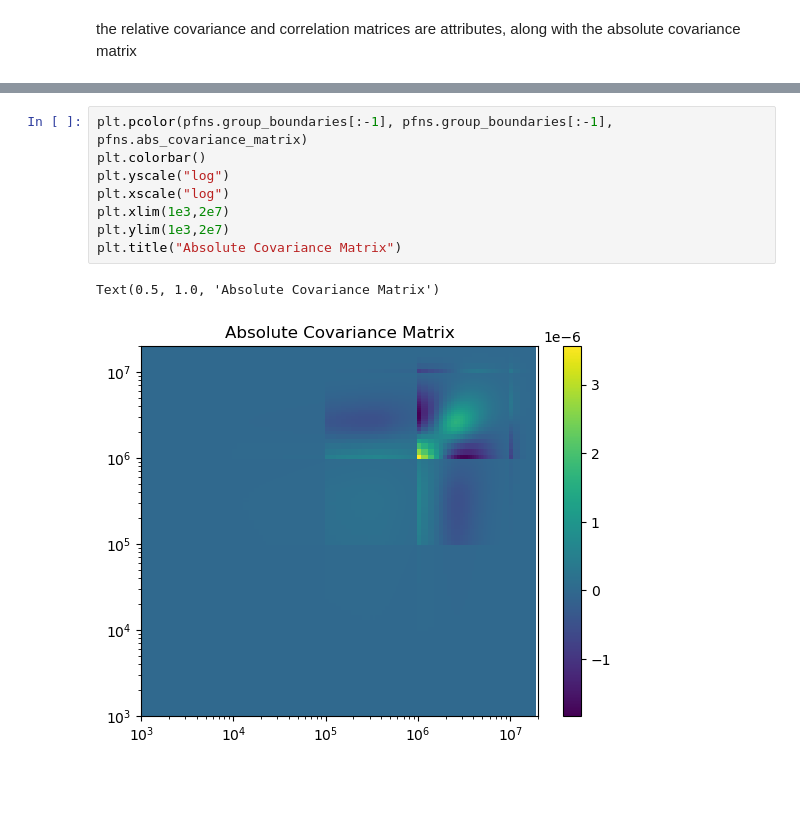
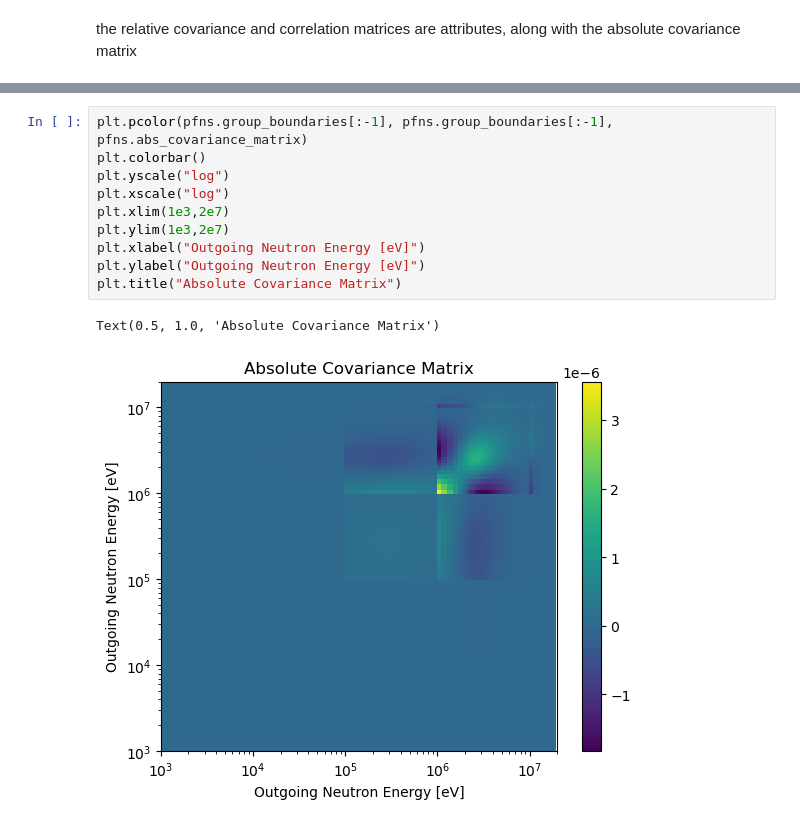
Before and after one commit to amlewis1578/pyerr, a Jupyter notebook: docs/examples/pfns/read_pfns_cov.ipynb, the cells around one changed output, grey strips where cells are left out. Saved outputs shown, nothing was run; the diff lists cells and outputs as text; blank space fills up the shorter version.

```diff
--- a/docs/examples/pfns/read_pfns_cov.ipynb
+++ b/docs/examples/pfns/read_pfns_cov.ipynb
@@ -179,11 +182,13 @@ Text(0.5, 1.0, 'Correlation Matrix')
 # %%
 plt.pcolor(pfns.group_boundaries[:-1], pfns.group_boundaries[:-1], pfns.abs_covariance_matrix)
 plt.colorbar()
 plt.yscale("log")
 plt.xscale("log")
 plt.xlim(1e3,2e7)
 plt.ylim(1e3,2e7)
+plt.xlabel("Outgoing Neutron Energy [eV]")
+plt.ylabel("Outgoing Neutron Energy [eV]")
 plt.title("Absolute Covariance Matrix")
 # %% [output]
 Text(0.5, 1.0, 'Absolute Covariance Matrix')
-[figure, old version]
+[figure, new version]
```
Also changed, not shown: parts of 4 cells of this notebook.
